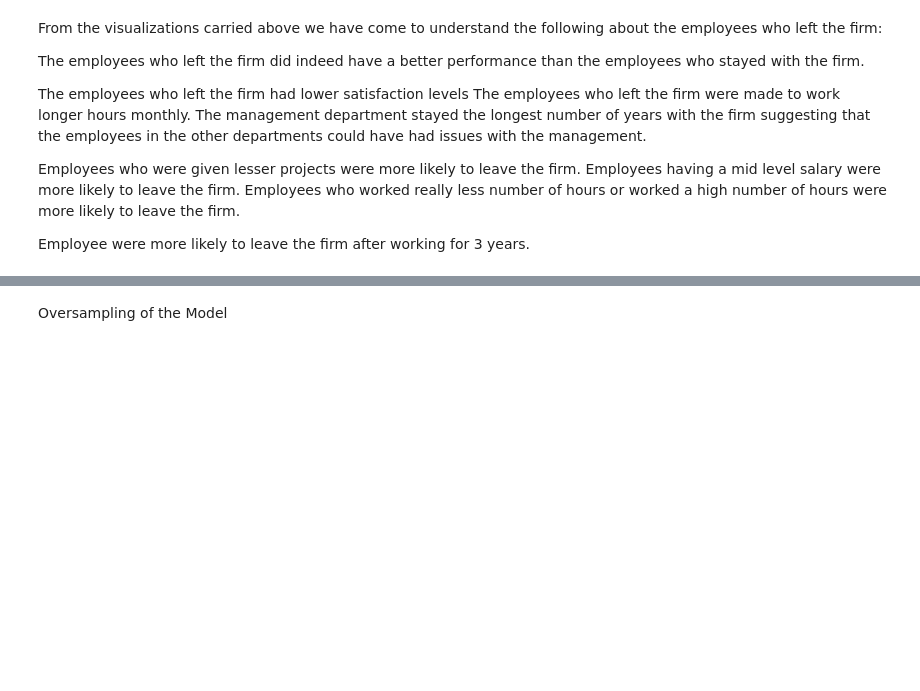
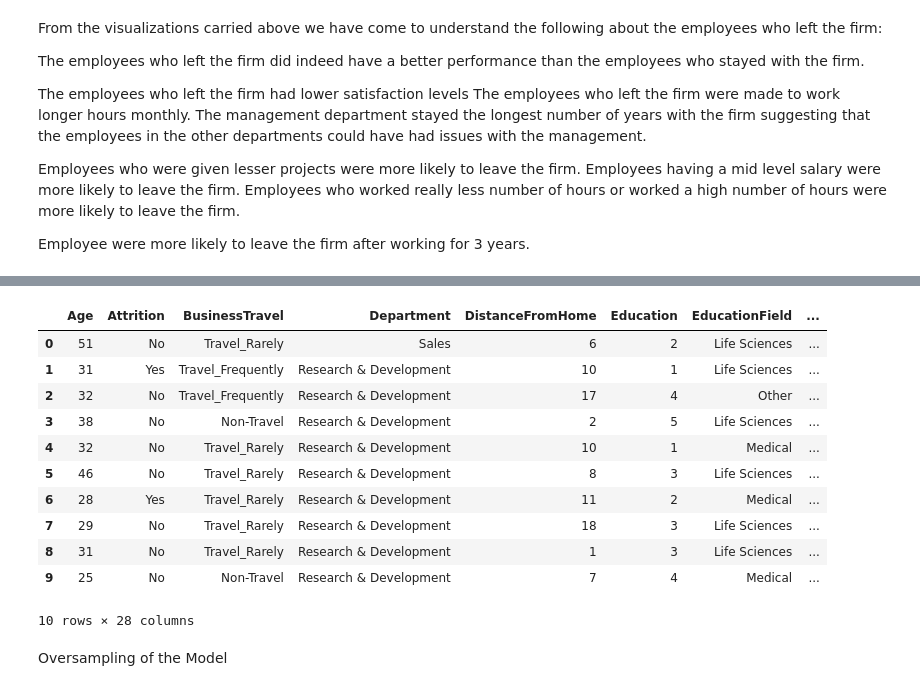
Before and after one commit to JamesLi197412/HR-Analytics, a Jupyter notebook: HRAnalytics.ipynb, the cells around one changed output, grey strips where cells are left out. Cells and saved outputs as stored; diff of their text form; code cells hidden in the pictures; blank space fills up the shorter version.

```diff
--- a/HRAnalytics.ipynb
+++ b/HRAnalytics.ipynb
@@ -339,10 +367,11 @@ Data Pre-processing
 # %%
-# Data Merge
-dataset = general.merge(employee)
-dataset.head(5)
-# drop over18 column in dataset
-dataset = dataset.drop(columns = ['Over18'])
+# Merge Multiple Data Tables
+df = general.merge(employee, on = 'EmployeeID', how = 'inner')
+df = df.merge(manager_survey, on = 'EmployeeID', how = 'inner')
+#df = df.merge(in_time, on = 'EmployeeID', how = 'inner')
+#df = df.merge(out_time, on = 'EmployeeID', how = 'inner')
+df.head(10)
 
-# Data mapping
-#business_travel_map = {'Travel_Rarely': 1,'Travel_Frequently':2, 'Non-Travel': 0}
-#dataset['Education'] = dataset['Education'].apply(lambda x: business_travel_map[x])
+# Drop multiple cols
+df.drop(columns = ['Over18'],inplace = True)
+print(df.shape)
@@ -348,0 +386,8 @@ dataset = dataset.drop(columns = ['Over18'])
+# %%
+df['Education'] = df['Education'].replace({ 1 : 'Below College', 2: 'College',3: 'Bachelor',4: 'Master',5 : 'Doctor'})
+df['EnvironmentSatisfaction'] = df['EnvironmentSatisfaction'].replace({ 1 : 'Low', 2: 'Medium',3: 'High',4: 'Very High'})
+df['JobInvolvement'] = df['JobInvolvement'].replace({ 1 : 'Low', 2: 'Medium',3: 'High',4: 'Very High'})
+df['JobSatisfaction'] = df['JobSatisfaction'].replace({ 1 : 'Low', 2: 'Medium',3: 'High',4: 'Very High'})
+# df['RelationshipSatisfaction'] = df['RelationshipSatisfaction'].replace({ 1 : 'Low', 2: 'Medium',3: 'High',4: 'Very High'})
+df['PerformanceRating'] = df['PerformanceRating'].replace({ 1 : 'Low', 2: 'Good',3: 'Excellent',4: 'Outstanding'})
+df['WorkLifeBalance'] = df['WorkLifeBalance'].replace({ 1 : 'Bad', 2: 'Good',3: 'Better',4: 'Best'})
@@ -349,7 +410,18 @@ dataset = dataset.drop(columns = ['Over18'])
 # %%
-# Separate Y and other factors
-Y = dataset['Attrition']
-X = dataset['']
+df.head(10)
+# %% [output]
+|  | Age | Attrition | BusinessTravel | Department | DistanceFromHome | Education | EducationField | ... |
+| 0 | 51 | No | Travel_Rarely | Sales | 6 | 2 | Life Sciences | ... |
+| 1 | 31 | Yes | Travel_Frequently | Research & Development | 10 | 1 | Life Sciences | ... |
+| 2 | 32 | No | Travel_Frequently | Research & Development | 17 | 4 | Other | ... |
+| 3 | 38 | No | Non-Travel | Research & Development | 2 | 5 | Life Sciences | ... |
+| 4 | 32 | No | Travel_Rarely | Research & Development | 10 | 1 | Medical | ... |
+| 5 | 46 | No | Travel_Rarely | Research & Development | 8 | 3 | Life Sciences | ... |
+| 6 | 28 | Yes | Travel_Rarely | Research & Development | 11 | 2 | Medical | ... |
+| 7 | 29 | No | Travel_Rarely | Research & Development | 18 | 3 | Life Sciences | ... |
+| 8 | 31 | No | Travel_Rarely | Research & Development | 1 | 3 | Life Sciences | ... |
+| 9 | 25 | No | Non-Travel | Research & Development | 7 | 4 | Medical | ... |
+10 rows × 28 columns
 # %% [markdown]
 Oversampling of the Model
 # %%
```
Also changed, not shown: parts of 27 cells of this notebook, 1 other file.
